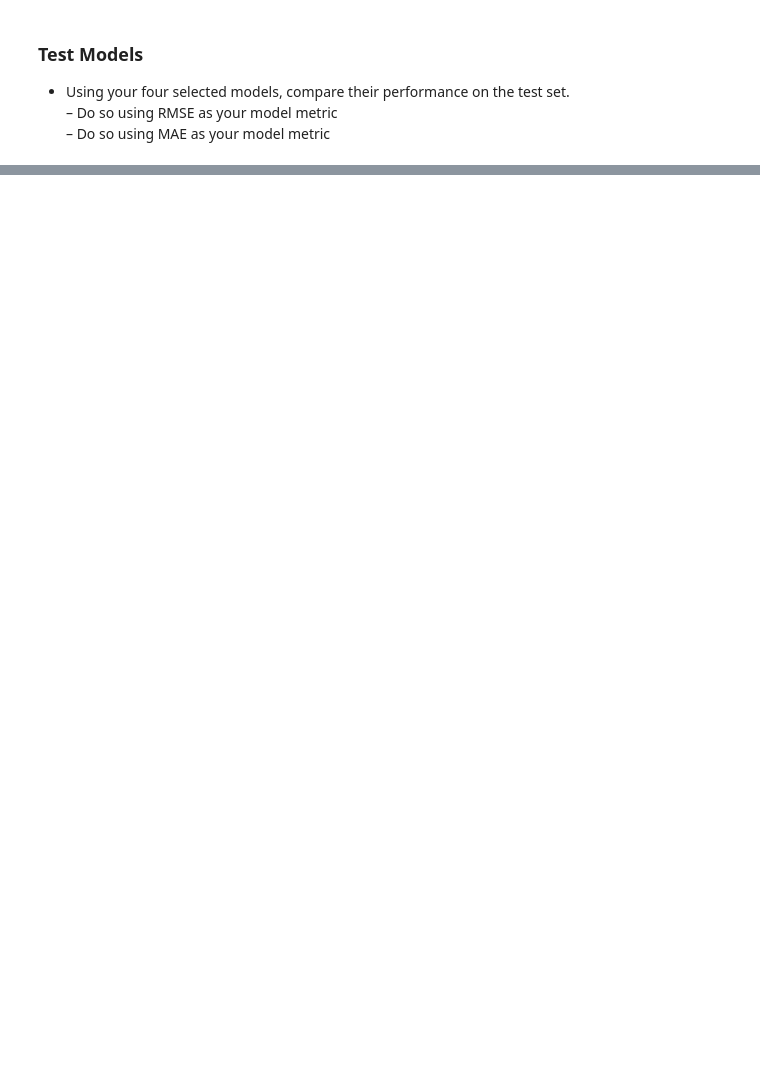
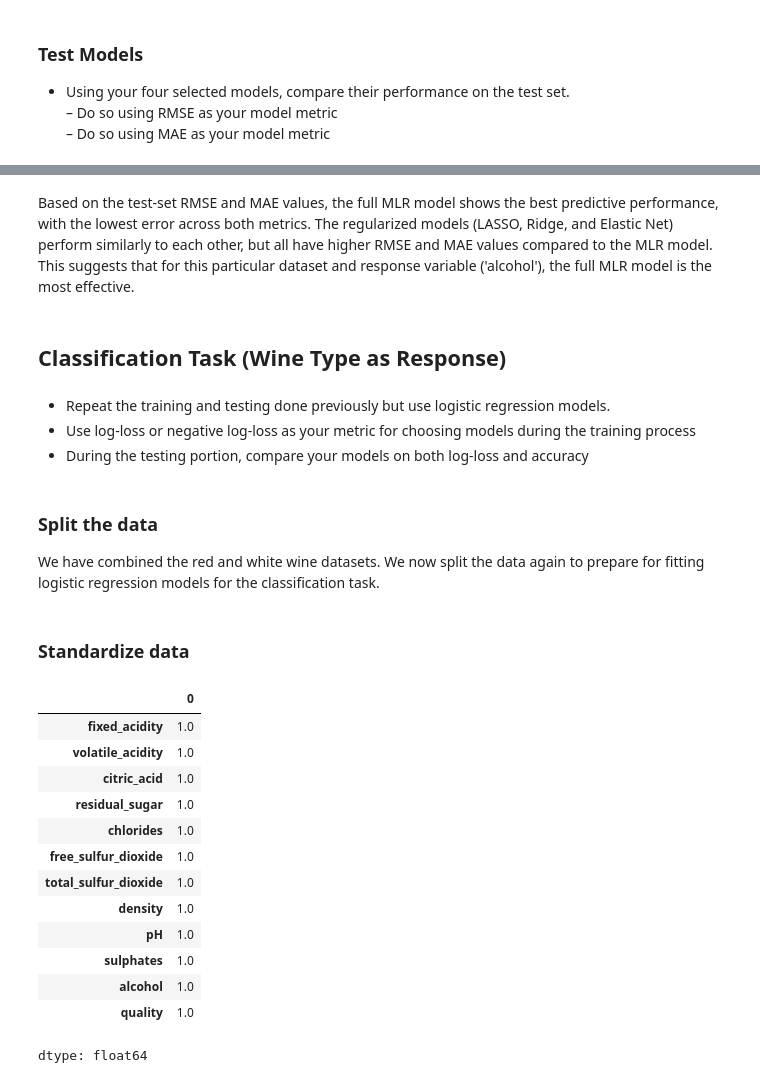
Before and after one commit to fhzhkunming/ST-554-HW7, a Jupyter notebook: HW7_Hui.ipynb, the cells around one changed output, grey strips where cells are left out. Drawn from its saved outputs; the diff is of its cells as text; code cells hidden in the pictures; blank space fills up the shorter version.

Commit message:
Update regression task

```diff
--- a/HW7_Hui.ipynb
+++ b/HW7_Hui.ipynb
@@ -447,0 +523,11 @@ Cross-validation selected α = 0.0065 and an l1_ratio of 0.1, indicating that th
+# %% [markdown]
+Based on the test-set RMSE and MAE values, the full MLR model shows the best predictive performance, with the lowest error across both metrics. The regularized models (LASSO, Ridge, and Elastic Net) perform similarly to each other, but all have higher RMSE and MAE values compared to the MLR model. This suggests that for this particular dataset and response variable ('alcohol'), the full MLR model is the most effective.
+# %% [markdown]
+## Classification Task (Wine Type as Response)
+# %% [markdown]
+- Repeat the training and testing done previously but use logistic regression models.
+- Use log-loss or negative log-loss as your metric for choosing models during the training process
+- During the testing portion, compare your models on both log-loss and accuracy
+# %% [markdown]
+### Split the data
+We have combined the red and white wine datasets. We now split the data again to prepare for fitting logistic regression models for the classification task.
@@ -447,0 +542,23 @@ Cross-validation selected α = 0.0065 and an l1_ratio of 0.1, indicating that th
+# %% [markdown]
+### Standardize data
+# %%
+# calculate mean and standardize deviation
+means_2 = X_train_clf.apply(np.mean, axis= 0)
+means_2
+stds_2 = X_train_clf.apply(np.std, axis = 0)
+stds_2
+# %% [output]
+|  | 0 |
+| fixed_acidity | 1.0 |
+| volatile_acidity | 1.0 |
+| citric_acid | 1.0 |
+| residual_sugar | 1.0 |
+| chlorides | 1.0 |
+| free_sulfur_dioxide | 1.0 |
+| total_sulfur_dioxide | 1.0 |
+| density | 1.0 |
+| pH | 1.0 |
+| sulphates | 1.0 |
+| alcohol | 1.0 |
+| quality | 1.0 |
+dtype: float64
```
Also changed, not shown: parts of 66 cells of this notebook.
